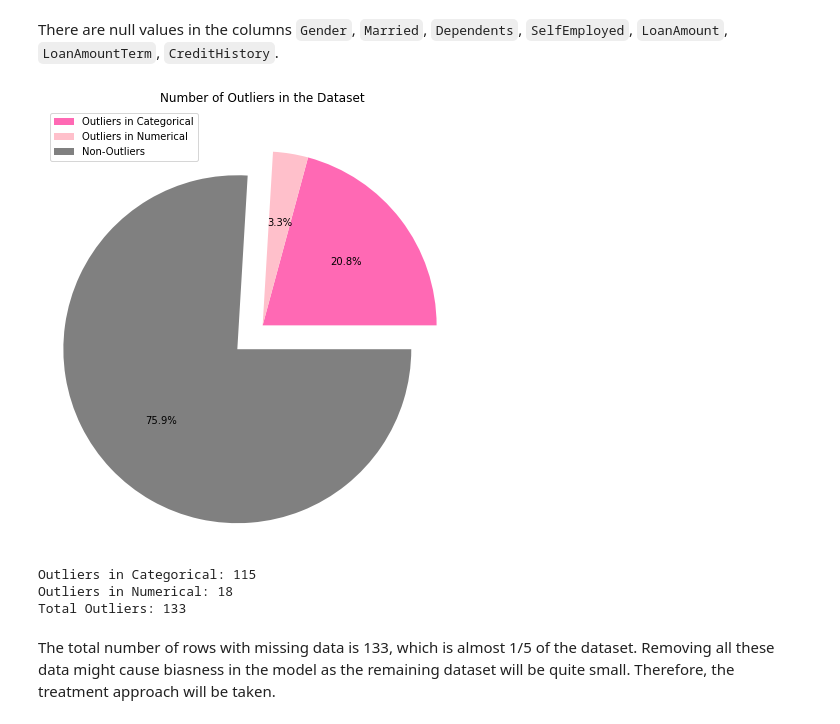
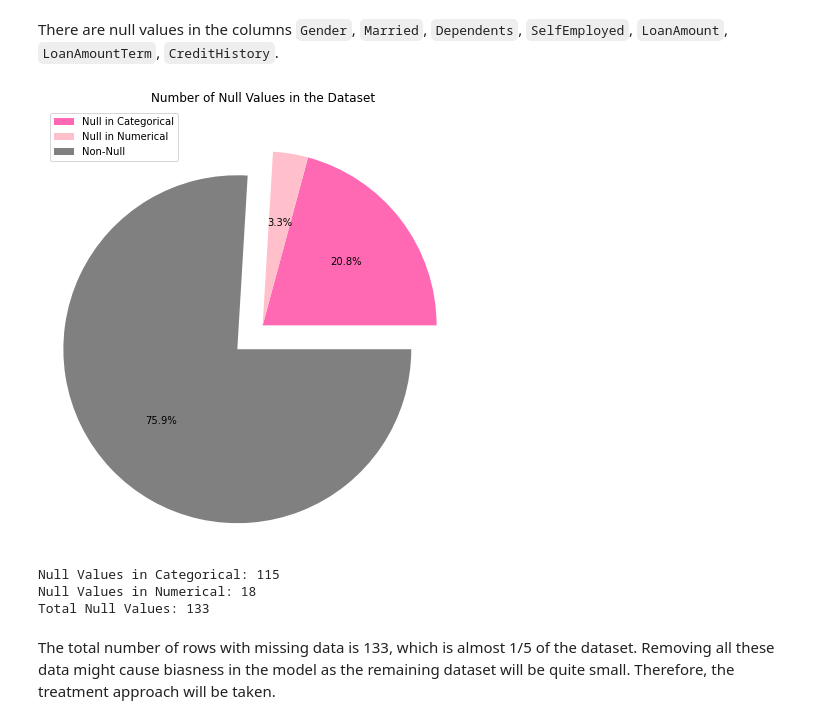
Before and after one commit to lianaling/ds-dec2021, a Jupyter notebook: my_analytics.ipynb, the cells around one changed output. Cells and saved outputs as stored; diff of their text form; code cells hidden in the pictures.

```diff
--- a/my_analytics.ipynb
+++ b/my_analytics.ipynb
@@ -213,25 +218,25 @@ dtype: int64
 # %% [markdown]
 There are null values in the columns `Gender`, `Married`, `Dependents`, `SelfEmployed`, `LoanAmount`, `LoanAmountTerm`, `CreditHistory`.
 # %%
-x = ['Outliers in Categorical', 'Outliers in Numerical', 'Non-Outliers']
+x = ['Null in Categorical', 'Null in Numerical', 'Non-Null']
 y = [myNewData[cat_data].isnull().values.sum(), myNewData[num_data].isnull().values.sum(), myNewData.shape[0] - myNewData.isnull().values.sum()]
 
 fig = plt.gcf()
 fig.set_size_inches(8, 8)
 plt.pie(y, colors=['hotpink', 'pink', 'gray'], explode=[0, 0, 0.2], autopct='%1.1f%%')
 plt.legend(x)
-plt.title("Number of Outliers in the Dataset")
+plt.title("Number of Null Values in the Dataset")
 plt.show()
 # %% [output]
-[figure, old version]
+[figure, new version]
 # %%
-print('Outliers in Categorical:', myNewData[cat_data].isnull().values.sum())
-print('Outliers in Numerical:', myNewData[num_data].isnull().values.sum())
-print('Total Outliers:', myNewData.isnull().values.sum())
+print('Null Values in Categorical:', myNewData[cat_data].isnull().values.sum())
+print('Null Values in Numerical:', myNewData[num_data].isnull().values.sum())
+print('Total Null Values:', myNewData.isnull().values.sum())
 # %% [output]
-Outliers in Categorical: 115
-Outliers in Numerical: 18
-Total Outliers: 133
+Null Values in Categorical: 115
+Null Values in Numerical: 18
+Total Null Values: 133
 # %% [markdown]
 The total number of rows with missing data is 133, which is almost 1/5 of the dataset. Removing all these data might cause biasness in the model as the remaining dataset will be quite small. Therefore, the treatment approach will be taken.
 # %% [markdown]
```
Also changed, not shown: parts of 32 cells of this notebook.
